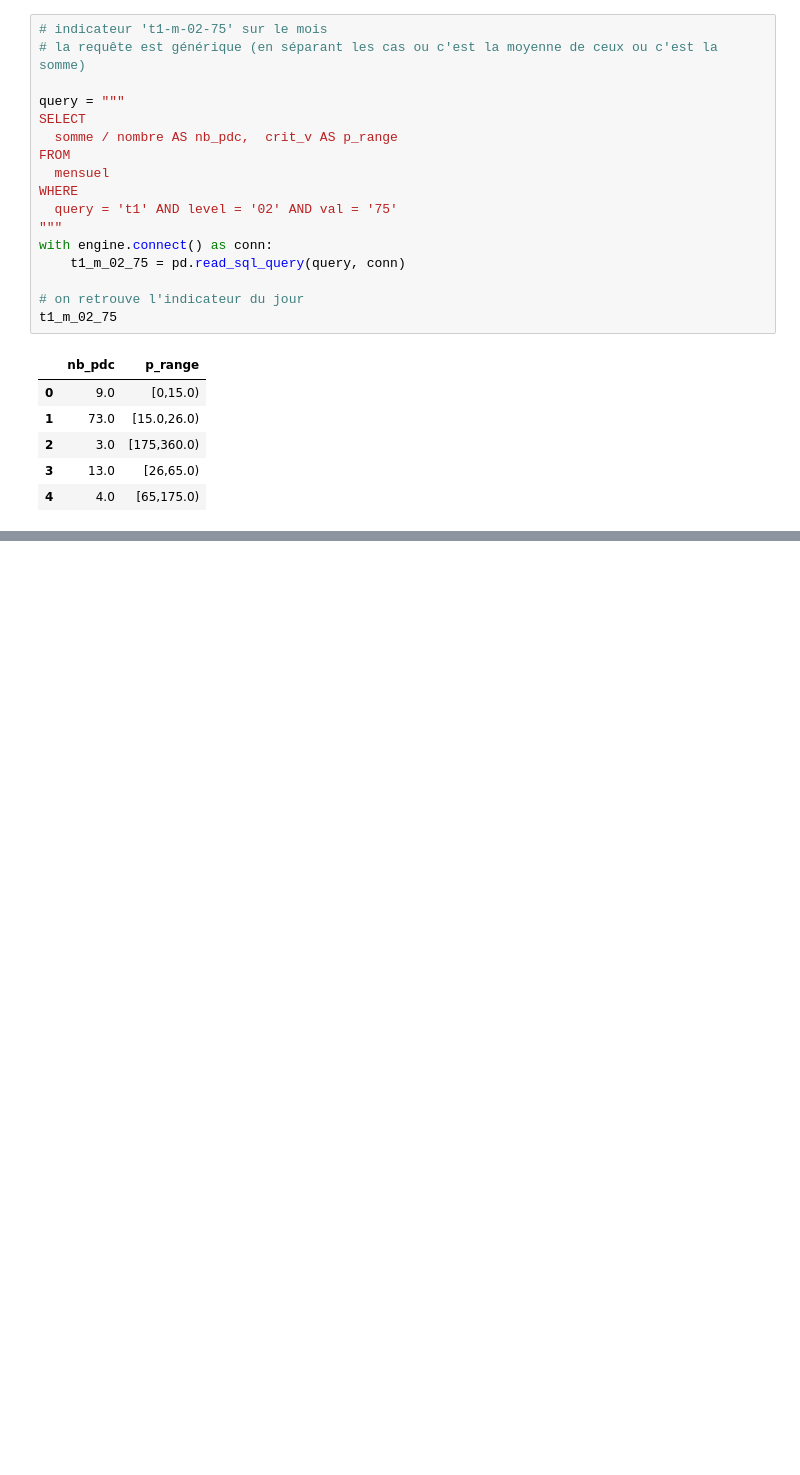
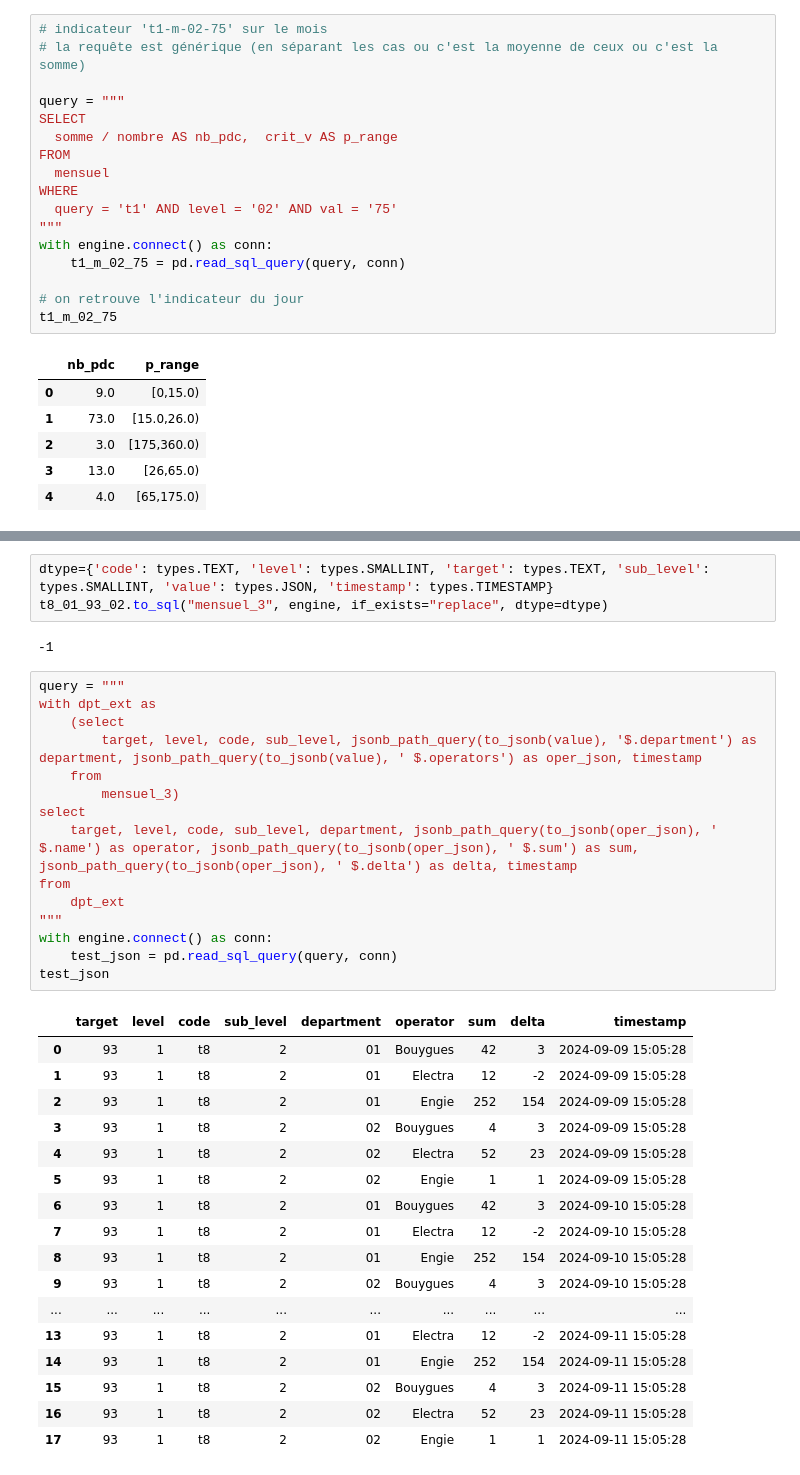
Before and after one commit to loco-philippe/IRVE, a Jupyter notebook: _sources/files/tests_historisation.ipynb, the cells around one changed output, grey strips where cells are left out. Saved outputs shown, nothing was run; the diff lists cells and outputs as text; blank space fills up the shorter version.

```diff
--- a/_sources/files/tests_historisation.ipynb
+++ b/_sources/files/tests_historisation.ipynb
@@ -125,0 +186,38 @@ t1_m_02_75
+# %%
+dtype={'code': types.TEXT, 'level': types.SMALLINT, 'target': types.TEXT, 'sub_level': types.SMALLINT, 'value': types.JSON, 'timestamp': types.TIMESTAMP}
+t8_01_93_02.to_sql("mensuel_3", engine, if_exists="replace", dtype=dtype)
+# %% [output]
+-1
+# %%
+query = """
+with dpt_ext as
+    (select
+        target, level, code, sub_level, jsonb_path_query(to_jsonb(value), '$.department') as department, jsonb_path_query(to_jsonb(value), ' $.operators') as oper_json, timestamp
+    from
+        mensuel_3)
+select
+    target, level, code, sub_level, department, jsonb_path_query(to_jsonb(oper_json), ' $.name') as operator, jsonb_path_query(to_jsonb(oper_json), ' $.sum') as sum, jsonb_path_query(to_jsonb(oper_json), ' $.delta') as delta, timestamp
+from
+    dpt_ext
+"""
+with engine.connect() as conn:
+    test_json = pd.read_sql_query(query, conn)
+test_json
+# %% [output]
+|  | target | level | code | sub_level | department | operator | sum | delta | timestamp |
+| 0 | 93 | 1 | t8 | 2 | 01 | Bouygues | 42 | 3 | 2024-09-09 15:05:28 |
+| 1 | 93 | 1 | t8 | 2 | 01 | Electra | 12 | -2 | 2024-09-09 15:05:28 |
+| 2 | 93 | 1 | t8 | 2 | 01 | Engie | 252 | 154 | 2024-09-09 15:05:28 |
+| 3 | 93 | 1 | t8 | 2 | 02 | Bouygues | 4 | 3 | 2024-09-09 15:05:28 |
+| 4 | 93 | 1 | t8 | 2 | 02 | Electra | 52 | 23 | 2024-09-09 15:05:28 |
+| 5 | 93 | 1 | t8 | 2 | 02 | Engie | 1 | 1 | 2024-09-09 15:05:28 |
+| 6 | 93 | 1 | t8 | 2 | 01 | Bouygues | 42 | 3 | 2024-09-10 15:05:28 |
+| 7 | 93 | 1 | t8 | 2 | 01 | Electra | 12 | -2 | 2024-09-10 15:05:28 |
+| 8 | 93 | 1 | t8 | 2 | 01 | Engie | 252 | 154 | 2024-09-10 15:05:28 |
+| 9 | 93 | 1 | t8 | 2 | 02 | Bouygues | 4 | 3 | 2024-09-10 15:05:28 |
+| ... | ... | ... | ... | ... | ... | ... | ... | ... | ... |
+| 13 | 93 | 1 | t8 | 2 | 01 | Electra | 12 | -2 | 2024-09-11 15:05:28 |
+| 14 | 93 | 1 | t8 | 2 | 01 | Engie | 252 | 154 | 2024-09-11 15:05:28 |
+| 15 | 93 | 1 | t8 | 2 | 02 | Bouygues | 4 | 3 | 2024-09-11 15:05:28 |
+| 16 | 93 | 1 | t8 | 2 | 02 | Electra | 52 | 23 | 2024-09-11 15:05:28 |
+| 17 | 93 | 1 | t8 | 2 | 02 | Engie | 1 | 1 | 2024-09-11 15:05:28 |
```
Also changed, not shown: parts of 6 cells of this notebook, 35 other files.
